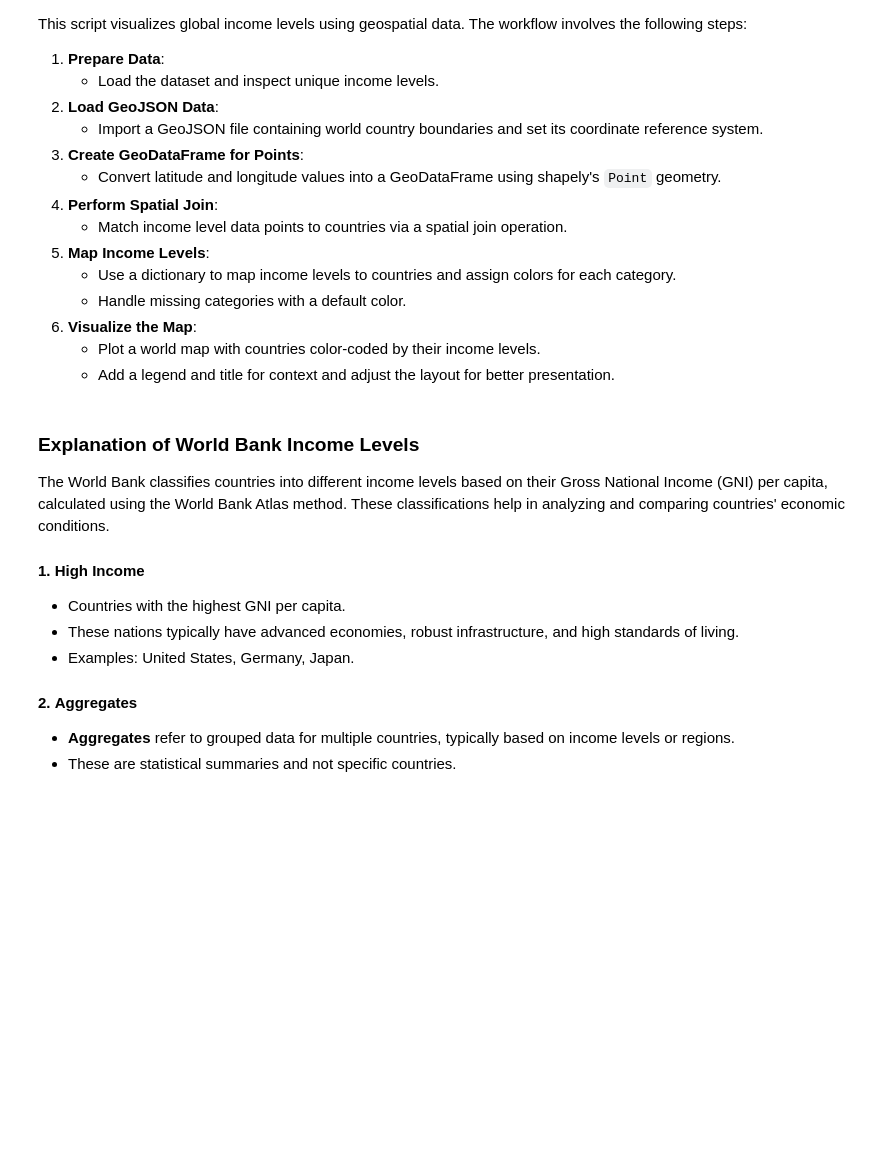
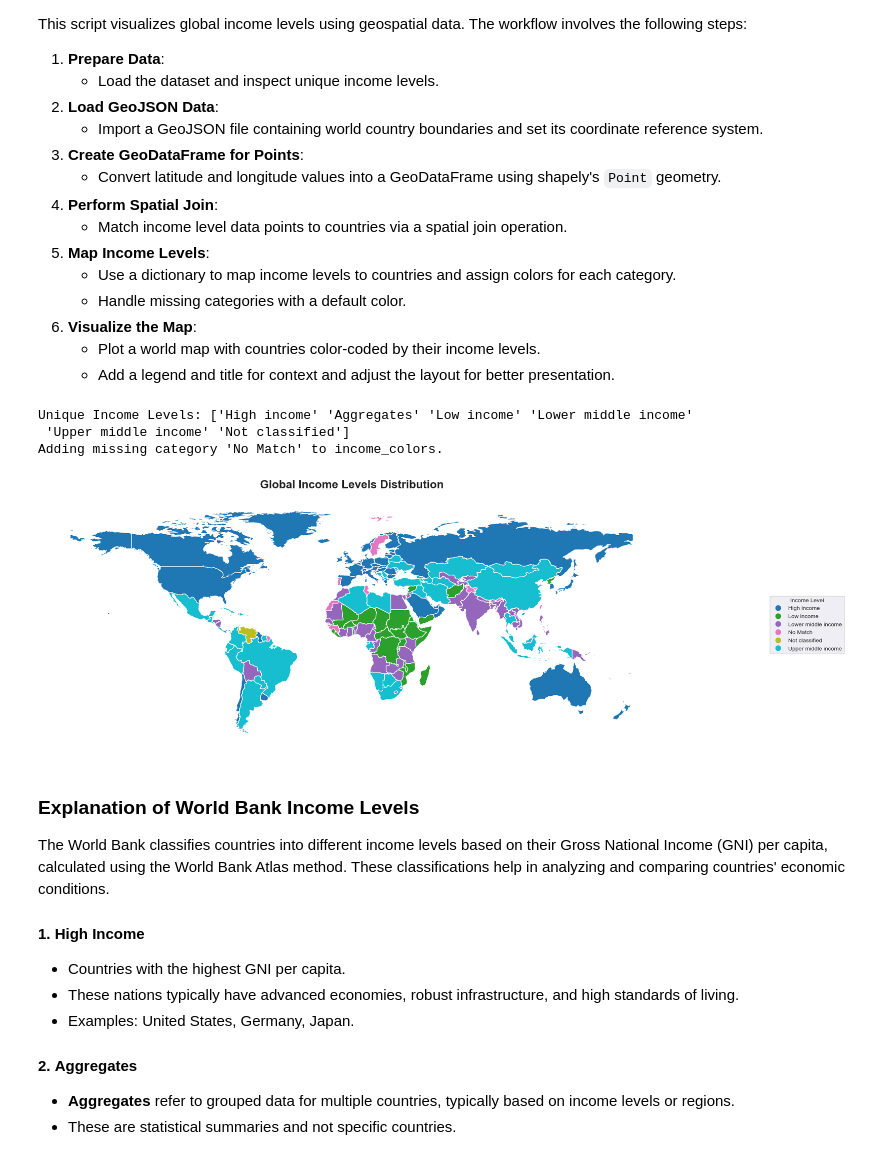
Before and after one commit to groenewt/Economics-Exploration, a Jupyter notebook: World Bank/General/Introduction.ipynb, the cells around one changed output. Saved outputs shown, nothing was run; the diff lists cells and outputs as text; code cells hidden in the pictures; blank space fills up the shorter version.

```diff
--- a/World Bank/General/Introduction.ipynb
+++ b/World Bank/General/Introduction.ipynb
@@ -435,7 +511,7 @@ print("Unique Income Levels:", data['Income Level'].unique())
 # Step 2: Load GeoJSON Data
 # Read the GeoJSON file containing country boundaries
 # Set the coordinate reference system (CRS) to WGS 84 (EPSG:4326)
-world = gpd.read_file('C:\\WorldBank\\World Bank Exploration\\Introduction\\world-administrative-boundaries.geojson')
+world = gpd.read_file(file_path_geojson)
 world = world.to_crs(epsg=4326)
 
 # Step 3: Create GeoDataFrame for Points
@@ -465,33 +541,38 @@ income_colors = {
 # Ensure all unique categories in 'Income Level' are covered
 for category in world['Income Level'].unique():
     if category not in income_colors:
         print(f"Adding missing category '{category}' to income_colors.")
         income_colors[category] = '#999999'  # Default color for missing categories
 
 # Step 6: Visualize the Map
 # Create a plot for the world map with countries colored by income levels
 fig, ax = plt.subplots(figsize=(20, 12))
 world.plot(
     column='Income Level',             # Column to use for color-coding
     legend=True,                       # Add a legend to the plot
     legend_kwds={
         'title': 'Income Level',
         'bbox_to_anchor': (1.3, 0.5),  # Position the legend
         'loc': 'center right'
     },
     categorical=True,                  # Treat the data as categorical
     cmap='tab10',                      # Use a predefined colormap
     ax=ax                              # Plot on the provided axes
 )
 ax.set_title(
     "Global Income Levels Distribution",  # Add a title to the plot
     fontsize=20,
     pad=20,
     fontweight='bold'
 )
 ax.axis('off')  # Remove axes for cleaner visualization
 plt.tight_layout()  # Adjust layout to prevent overlap
 plt.show()  # Display the plot
+# %% [output]
+Unique Income Levels: ['High income' 'Aggregates' 'Low income' 'Lower middle income'
+ 'Upper middle income' 'Not classified']
+Adding missing category 'No Match' to income_colors.
+[figure, added]
 # %% [markdown]
 ### Explanation of World Bank Income Levels
 
```
Also changed, not shown: parts of 15 cells of this notebook, 10 other files.
